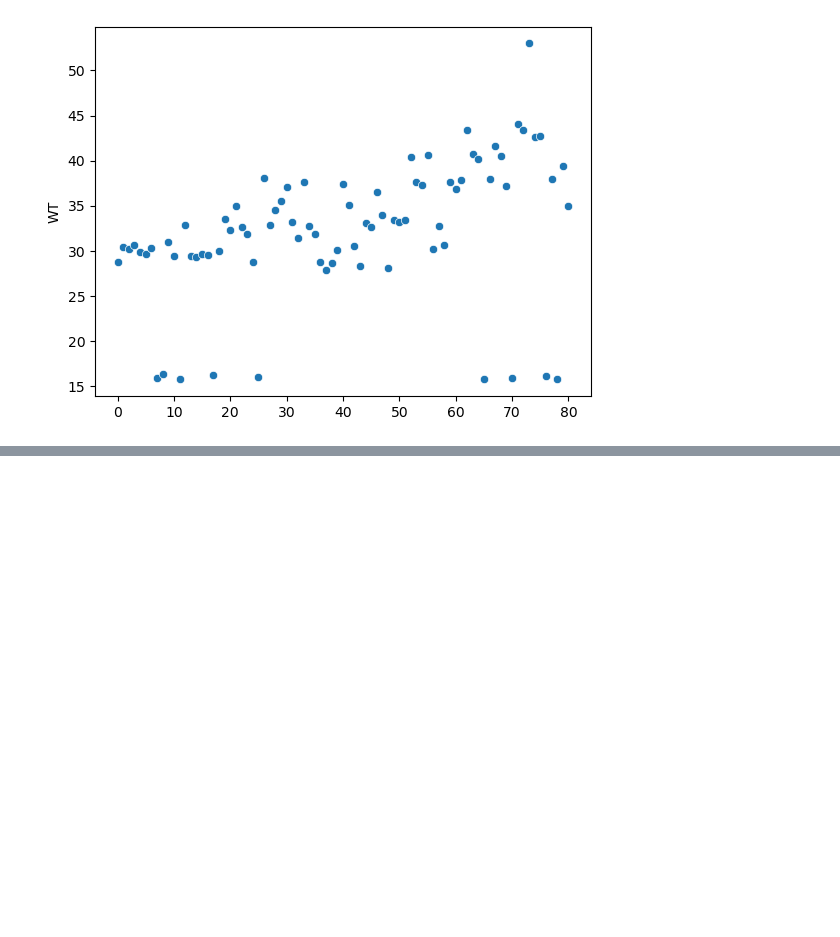
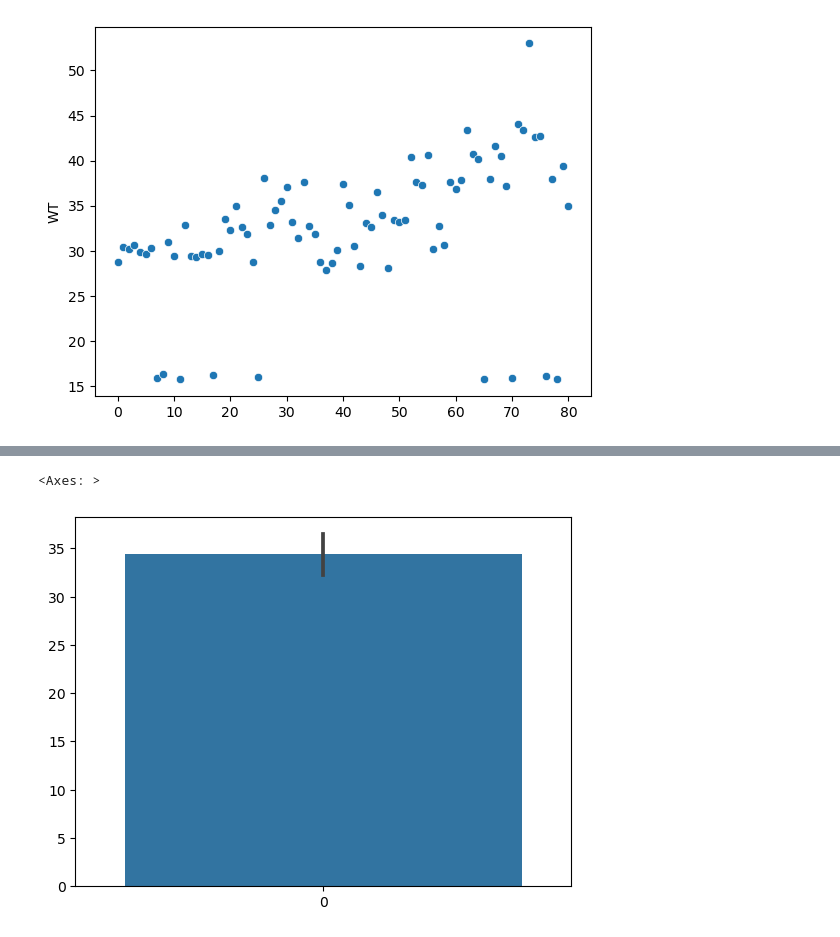
Before and after one commit to 2311cs020389/ml-with-flask-development, a Jupyter notebook: cars.ipynb, the cells around one changed output, grey strips where cells are left out. Saved outputs shown, nothing was run; the diff lists cells and outputs as text; code cells hidden in the pictures; blank space fills up the shorter version.

```diff
--- a/cars.ipynb
+++ b/cars.ipynb
@@ -151,0 +167,5 @@ sns.scatterplot(cars['WT'])
+# %%
+sns.barplot(cars['MPG'])
+# %% [output]
+<Axes: >
+[figure, added]
```
Also changed, not shown: parts of 17 cells of this notebook.
